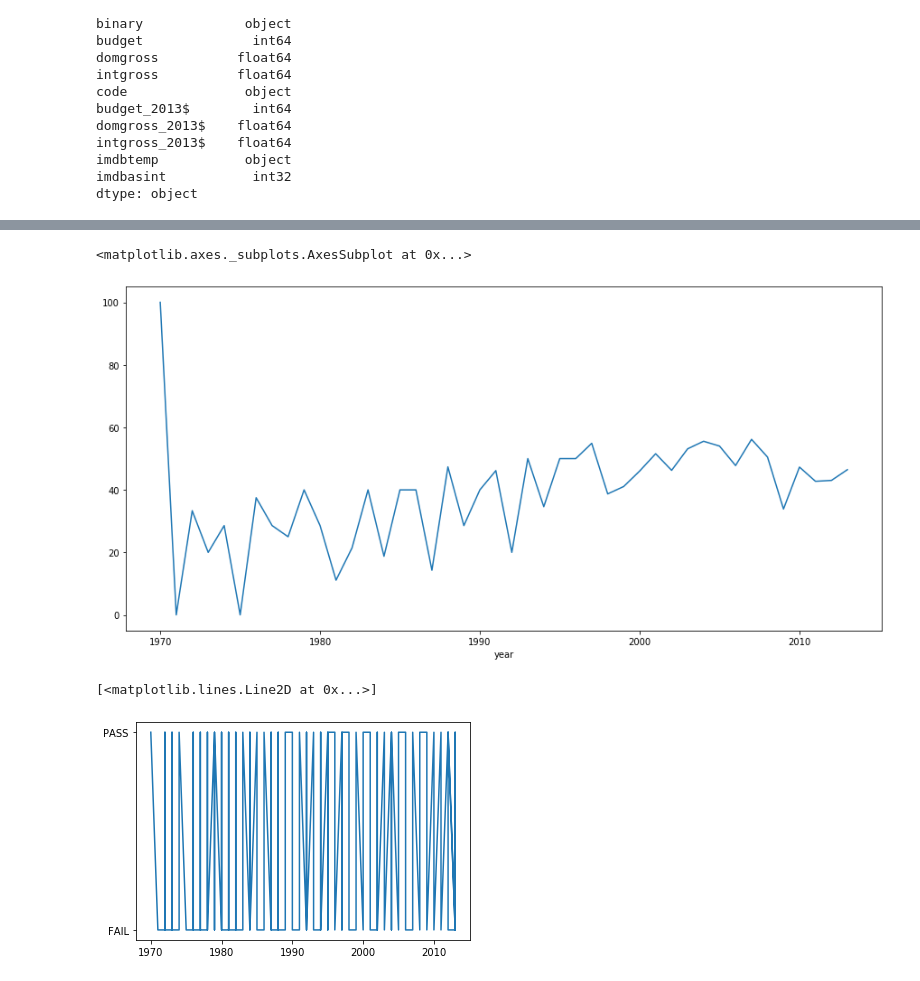
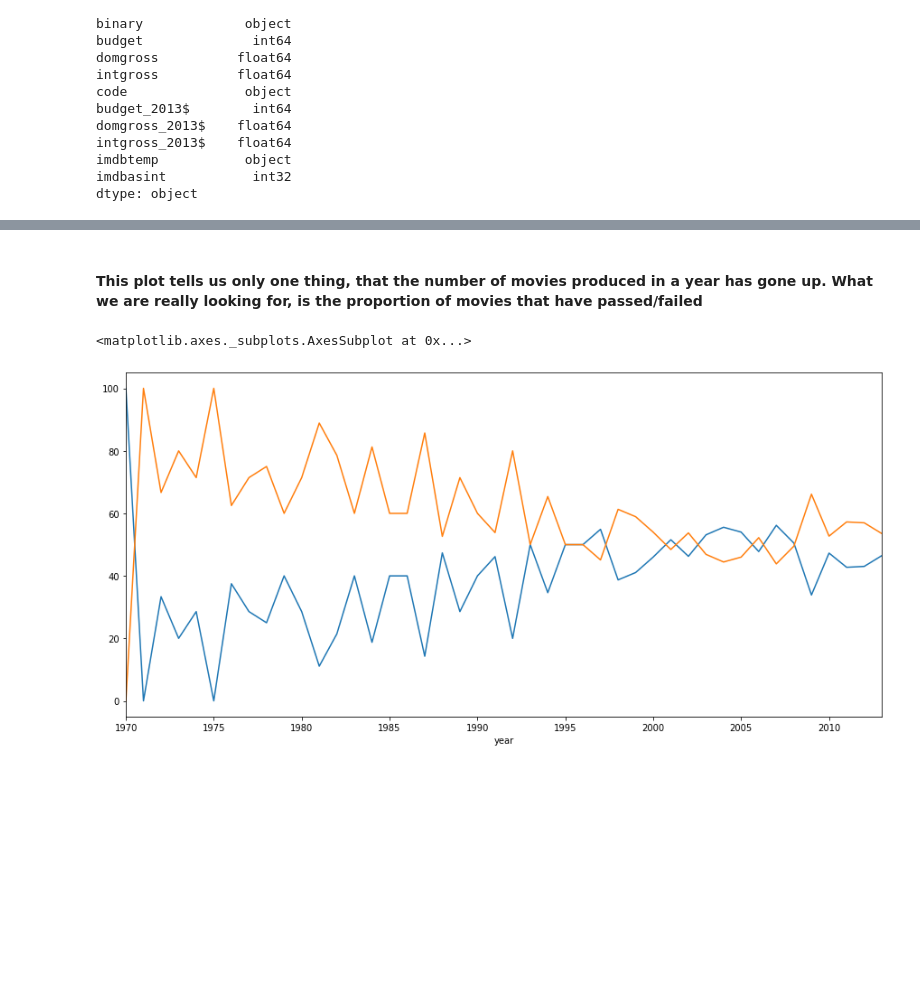
Before and after one commit to radhaparikh11/edamovietv, a Jupyter notebook: analysisnb.ipynb, the cells around one changed output, grey strips where cells are left out. Cells and saved outputs as stored; diff of their text form; code cells hidden in the pictures; blank space fills up the shorter version.

Commit message:
haven't added anything substantial, just a redundant plot and a comment

```diff
--- a/analysisnb.ipynb
+++ b/analysisnb.ipynb
@@ -165,25 +157,20 @@ Name: imdb, Length: 85, dtype: int64
+# %% [markdown]
+#### This plot tells us only one thing, that the number of movies produced in a year has gone up. What we are really looking for, is the **proportion** of movies that have passed/failed
 # %%
 unstacked_movies = count_series.unstack('binary')  # Failing movies
 unstacked_movies['FAIL'] = unstacked_movies['FAIL'].fillna(0)
 unstacked_movies['PASS'] = unstacked_movies['PASS'].fillna(0)
 unstacked_movies['Pass Percentage'] = (unstacked_movies.PASS * 100 ) / (unstacked_movies.PASS + unstacked_movies.FAIL)
-
+unstacked_movies['Fail Percentage'] = (unstacked_movies.FAIL * 100 ) / (unstacked_movies.PASS + unstacked_movies.FAIL)
 # plotting the passing and failing number of movies over time
 fig, ax = plt.subplots(figsize=(15,7))
 title = "Pass percentage of movies Bechdel test over the years"
 unstacked_movies['Pass Percentage'].plot(kind='line', ax=ax)
+unstacked_movies['Fail Percentage'].plot(kind='line', ax=ax)
+## if we look at this plot with fail percentage also, it looks like the percentage of movies that fail over the
+## years has gone down and percentage of movies that have passed, have gone up. Now, it has converged to 50
+## Does that mean we live in better times?
+## (We don't really need the fail percentage plot but i added it for dramatics)
 # %% [output]
 <matplotlib.axes._subplots.AxesSubplot at 0x...>
-[figure, old version]
+[figure, new version]
-# %%
-#DON'T THINK THIS BLOCK IS NECESSARY NOW
-
-#plotting a time series graph to show how many movies in a year passed the test and how many didn't,
-#hypothesis:more movies have passed bechdel test over the years
-x=bechdel_links["year"]
-y=bechdel_links["binary"]
-plt.plot(x,y)
-#this plot is wrong it needs to be changed
-# %% [output]
-[<matplotlib.lines.Line2D at 0x...>]
-[figure, removed]
```
Also changed, not shown: parts of 3 cells of this notebook.
